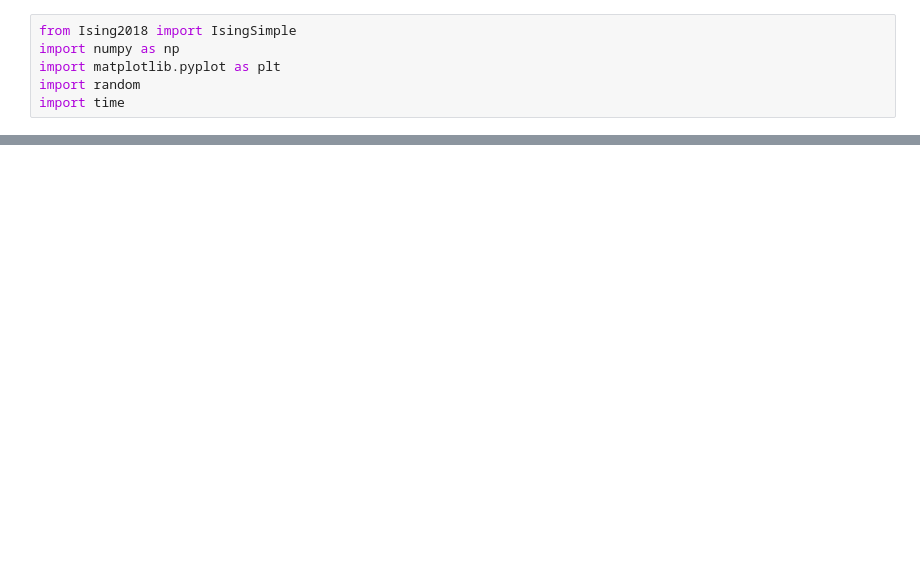
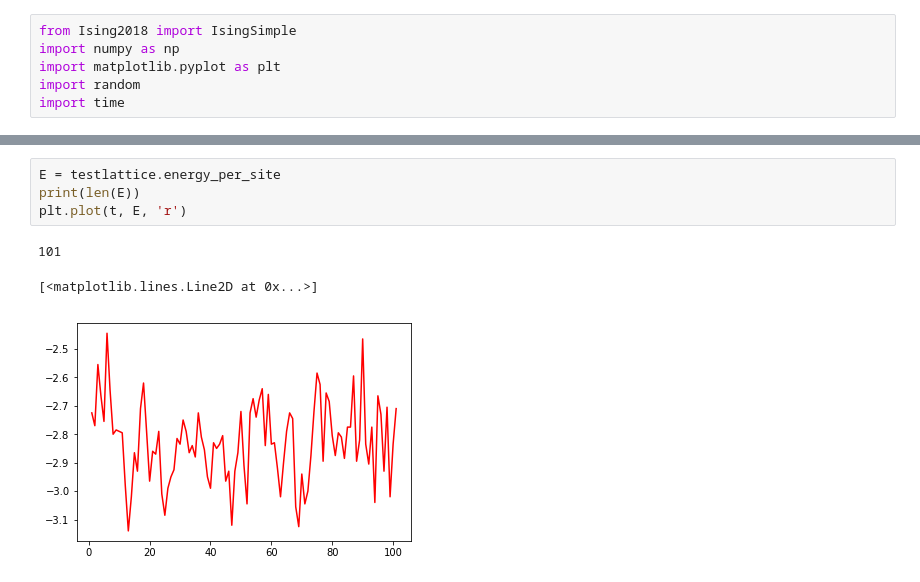
Before and after one commit to StephenWasntAvailable/CompSim18_19, a Jupyter notebook: Ising Project/Ising 2018 Notebook.ipynb, the cells around one changed output, grey strips where cells are left out. Drawn from its saved outputs; the diff is of its cells as text; blank space fills up the shorter version.

```diff
--- a/Ising Project/Ising 2018 Notebook.ipynb
+++ b/Ising Project/Ising 2018 Notebook.ipynb
@@ -22,0 +36,8 @@ print(end - start)
+# %%
+E = testlattice.energy_per_site
+print(len(E))
+plt.plot(t, E, 'r')
+# %% [output]
+101
+[<matplotlib.lines.Line2D at 0x...>]
+[figure, added]
```
Also changed, not shown: parts of 2 cells of this notebook, 1 other file.
